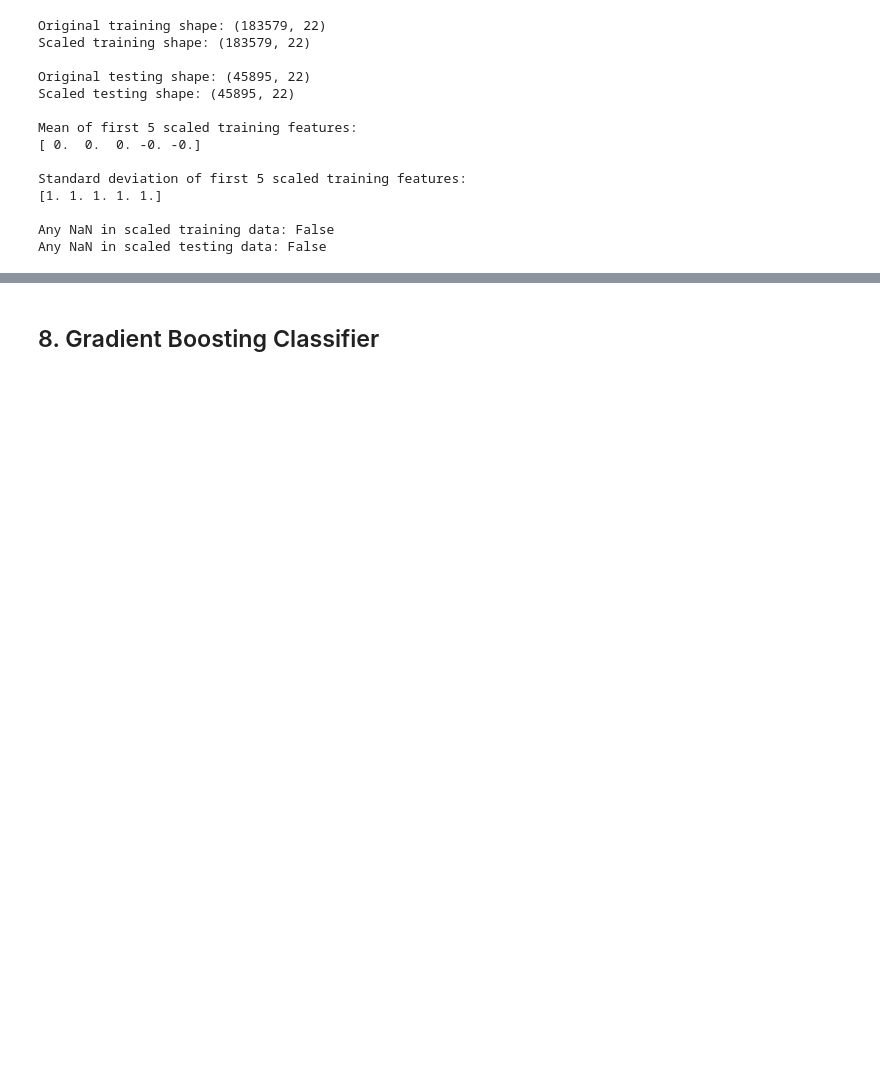
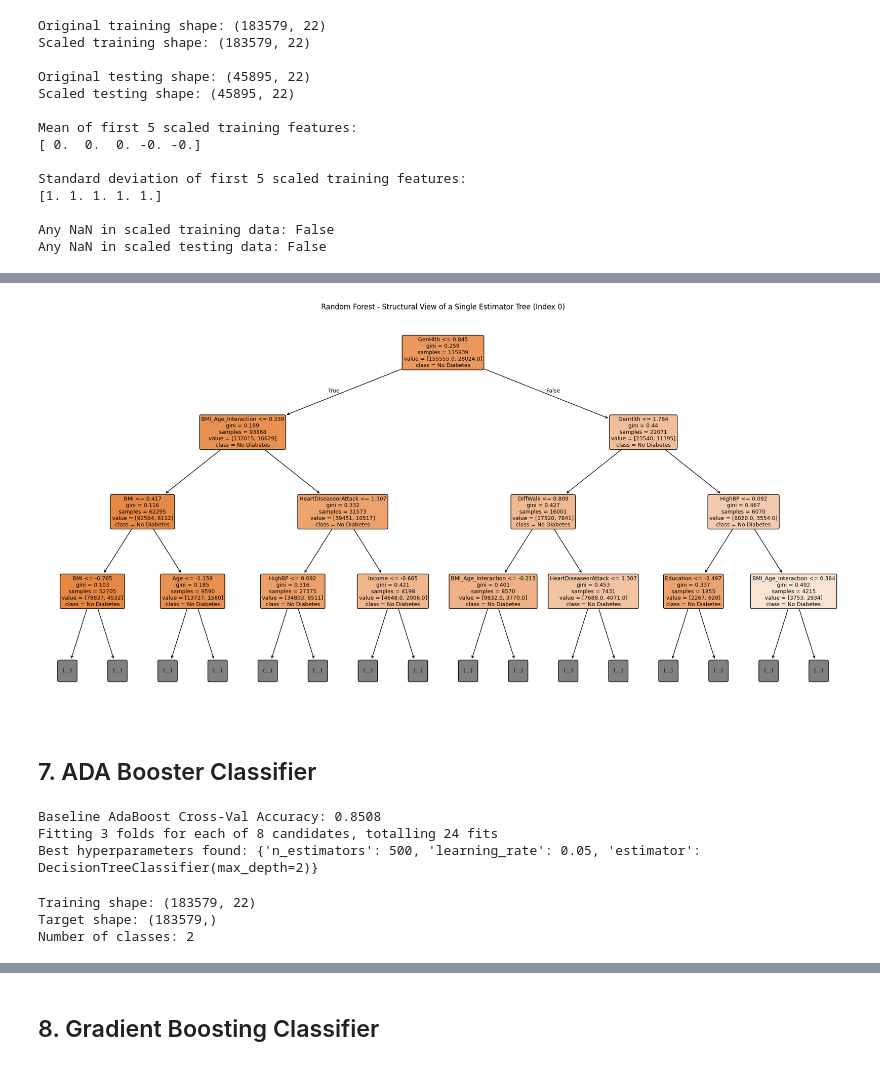
Before and after one commit to kartik815/ML-Classification-Regression-Clustering-Case-Study, a Jupyter notebook: notebooks/classification.ipynb, the cells around one changed output, grey strips where cells are left out. Drawn from its saved outputs; the diff is of its cells as text; code cells hidden in the pictures; blank space fills up the shorter version.

```diff
--- a/notebooks/classification.ipynb
+++ b/notebooks/classification.ipynb
@@ -2285,0 +2410,19 @@ Any NaN in scaled testing data: False
+# %%
+individual_tree = rf_model.estimators_[0]
+
+plt.figure(figsize=(24, 12))
+plot_tree(
+    individual_tree,
+    feature_names=X.columns,
+    class_names=["No Diabetes", "Diabetes"],
+    filled=True,
+    rounded=True,
+    max_depth=3,
+    fontsize=9,
+)
+plt.title("Random Forest - Structural View of a Single Estimator Tree (Index 0)")
+plt.show()
+# %% [output]
+[figure, added]
+# %% [markdown]
+## 7. ADA Booster Classifier
@@ -2285,0 +2431,46 @@ Any NaN in scaled testing data: False
+# %%
+ada_results = []
+
+param_dist = {
+    "n_estimators": [50, 100, 200, 300, 500],
+    "learning_rate": [0.01, 0.05, 0.1, 0.2, 0.5, 1.0],
+    "estimator": [
+        DecisionTreeClassifier(max_depth=1),
+        DecisionTreeClassifier(max_depth=2),
+        DecisionTreeClassifier(max_depth=3),
+    ],
+}
+
+kfold = KFold(shuffle=True, random_state=RANDOM_STATE, n_splits=3)
+tuning_ada_model = AdaBoostClassifier(random_state=RANDOM_STATE)
+
+random_search = RandomizedSearchCV(
+    estimator=tuning_ada_model,
+    param_distributions=param_dist,
+    n_iter=8,
+    cv=kfold,
+    scoring="accuracy",
+    n_jobs=-1,
+    random_state=RANDOM_STATE,
+    verbose=2,
+)
+
+baseline_scores = cross_val_score(
+    tuning_ada_model, X_train_scaled, y_train, cv=kfold
+)
+print(f"Baseline AdaBoost Cross-Val Accuracy: {baseline_scores.mean():.4f}")
+
+random_search.fit(X_train_scaled, y_train)
+print(f"Best hyperparameters found: {random_search.best_params_}\n")
+# %% [output]
+Baseline AdaBoost Cross-Val Accuracy: 0.8508
+Fitting 3 folds for each of 8 candidates, totalling 24 fits
+Best hyperparameters found: {'n_estimators': 500, 'learning_rate': 0.05, 'estimator': DecisionTreeClassifier(max_depth=2)}
+# %%
+print("Training shape:", X_train_scaled.shape)
+print("Target shape:", y_train.shape)
+print("Number of classes:", y_train.nunique())
+# %% [output]
+Training shape: (183579, 22)
+Target shape: (183579,)
+Number of classes: 2
```
Also changed, not shown: parts of 14 cells of this notebook.
